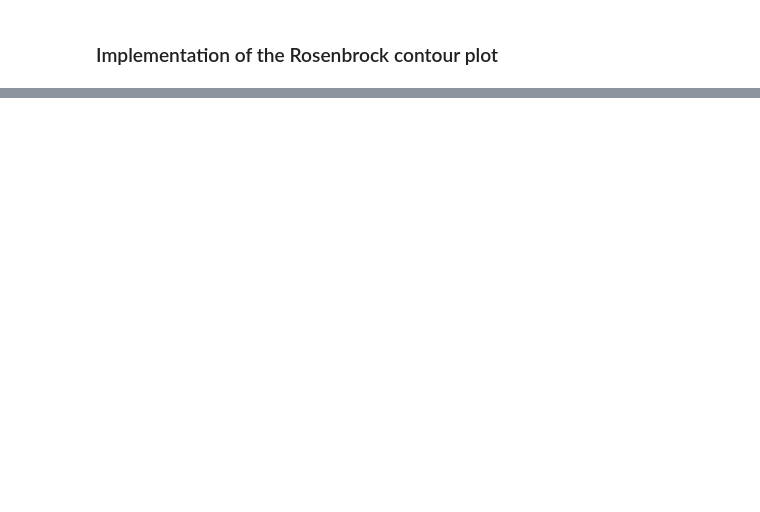
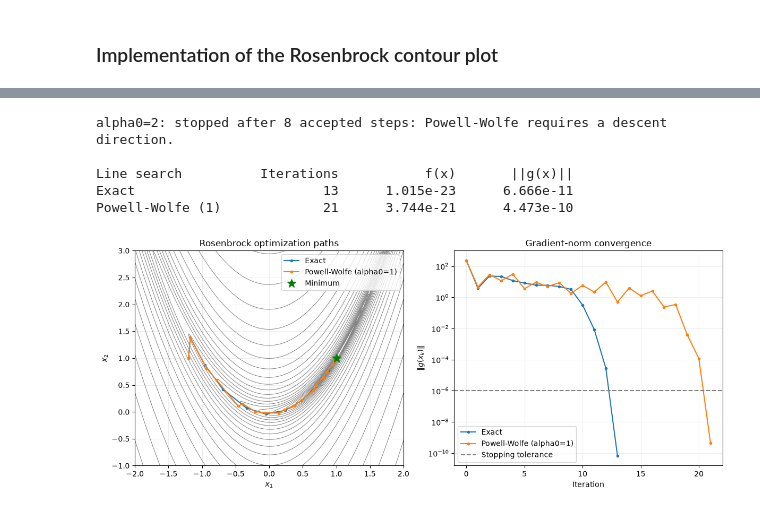
Before and after one commit to NightingaleCen/FMNN25, a Jupyter notebook: project3/main.ipynb, the cells around one changed output, grey strips where cells are left out. Drawn from its saved outputs; the diff is of its cells as text; code cells hidden in the pictures; blank space fills up the shorter version.

Commit message:
Align Project 3 tasks 1-9 with lecture methods and extract reusable code

```diff
--- a/project3/main.ipynb
+++ b/project3/main.ipynb
@@ -170,10 +60,3 @@ A line search is any function `(problem, x, s) -> alpha`, passed to the method t
-# %%
-from scipy.optimize import minimize_scalar
-
-
-def exact_line_search(problem: OptimizationProblem, x: np.ndarray, s: np.ndarray) -> float:
-    """Return the step length alpha that minimizes f(x + alpha * s)."""
-    return minimize_scalar(lambda alpha: problem(x + alpha * s)).x
 # %%
 quartic = OptimizationProblem(
     lambda x: (x[0] - 1) ** 4 + (x[1] - 2) ** 4,
@@ -325,0 +196,6 @@ Bisection is used for the sectioning phase to keep the implementation simple.
+# %%
+sigma, rho, alpha0 = 0.01, 0.9, 2.0
+inexact_line_search = partial(
+    powell_wolfe_line_search, sigma=sigma, rho=rho, alpha0=alpha0,
+)
+print(f"Slide 21 parameters: sigma={sigma}, rho={rho}, alpha0={alpha0}")
@@ -325,0 +265,59 @@ Bisection is used for the sectioning phase to keep the implementation simple.
+# %%
+newton_slide_example = Newton(
+    rosenbrock_problem, line_search=inexact_line_search,
+)
+try:
+    x_slide = newton_slide_example.solve(np.array([-1.2, 1.0]))
+    print("Slide example converged:", np.linalg.norm(rosenbrock_problem.gradient(x_slide)) < 1e-6)
+except ValueError as error:
+    print(f"alpha0=2: stopped after {len(newton_slide_example.history) - 1} accepted steps: {error}")
+
+newton_inexact = Newton(
+    rosenbrock_problem,
+    line_search=partial(
+        powell_wolfe_line_search, sigma=sigma, rho=rho, alpha0=1.0,
+    ),
+    tol=1e-6, max_iter=1000,
+)
+x_min_inexact = newton_inexact.solve(np.array([-1.2, 1.0]))
+inexact_history = np.array(newton_inexact.history)
+
+print(f"\n{'Line search':<20} {'Iterations':>10} {'f(x)':>14} {'||g(x)||':>14}")
+for name, method, x_min in [
+    ("Exact", newton_line, x_min_line),
+    ("Powell-Wolfe (1)", newton_inexact, x_min_inexact),
+]:
+    gradient_norm = np.linalg.norm(rosenbrock_problem.gradient(x_min))
+    print(f"{name:<20} {len(method.history)-1:>10} {rosenbrock_problem(x_min):>14.3e} {gradient_norm:>14.3e}")
+    assert gradient_norm < method.tol
+    np.testing.assert_allclose(x_min, np.ones(2), atol=1e-6)
+# %% [output]
+alpha0=2: stopped after 8 accepted steps: Powell-Wolfe requires a descent direction.
+
+Line search          Iterations           f(x)       ||g(x)||
+Exact                        13      1.015e-23      6.666e-11
+Powell-Wolfe (1)             21      3.744e-21      4.473e-10
+# %%
+fig, axes = plt.subplots(1, 2, figsize=(12, 5))
+axes[0].contour(
+    X, Y, Z, levels=np.logspace(-1, 3.5, 25), norm=LogNorm(),
+    colors="gray", linewidths=0.7,
+)
+for name, path in [
+    ("Exact", rosenbrock_history),
+    ("Powell-Wolfe (alpha0=1)", inexact_history),
+]:
+    axes[0].plot(path[:, 0], path[:, 1], "o-", markersize=3, label=name)
+    norms = [np.linalg.norm(rosenbrock_problem.gradient(point)) for point in path]
+    axes[1].semilogy(np.arange(len(path)), norms, "o-", markersize=3, label=name)
+axes[0].plot(1, 1, "g*", markersize=12, label="Minimum")
+axes[0].set(xlabel=r"$x_1$", ylabel=r"$x_2$", title="Rosenbrock optimization paths")
+axes[1].axhline(1e-6, color="gray", linestyle="--", label="Stopping tolerance")
+axes[1].set(xlabel="Iteration", ylabel=r"$\|g(x_k)\|$", title="Gradient-norm convergence")
+for ax in axes:
+    ax.legend()
+    ax.grid(alpha=0.2)
+fig.tight_layout()
+plt.show()
+# %% [output]
+[figure, added]
```
Also changed, not shown: parts of 20 cells of this notebook, 2 other files.
